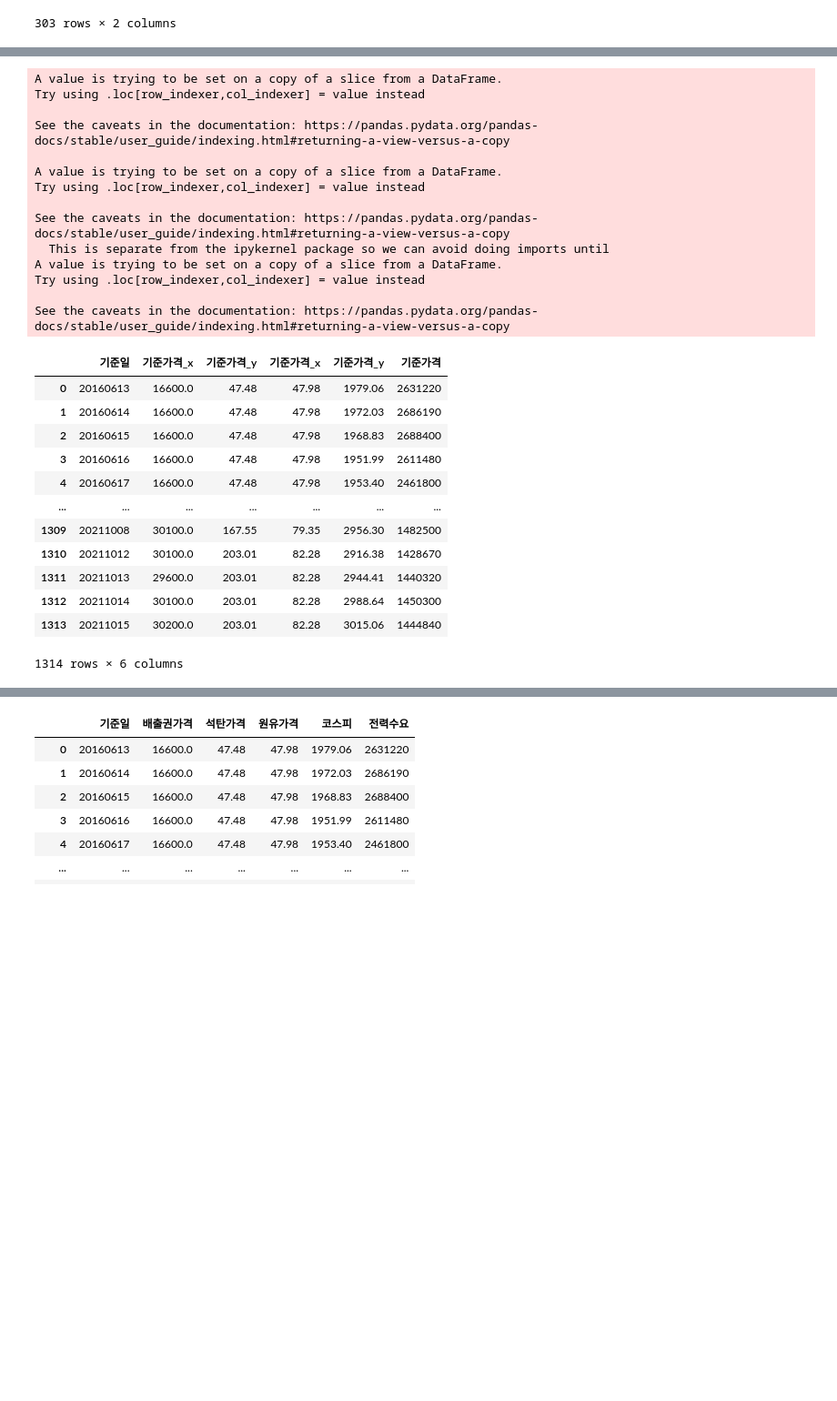
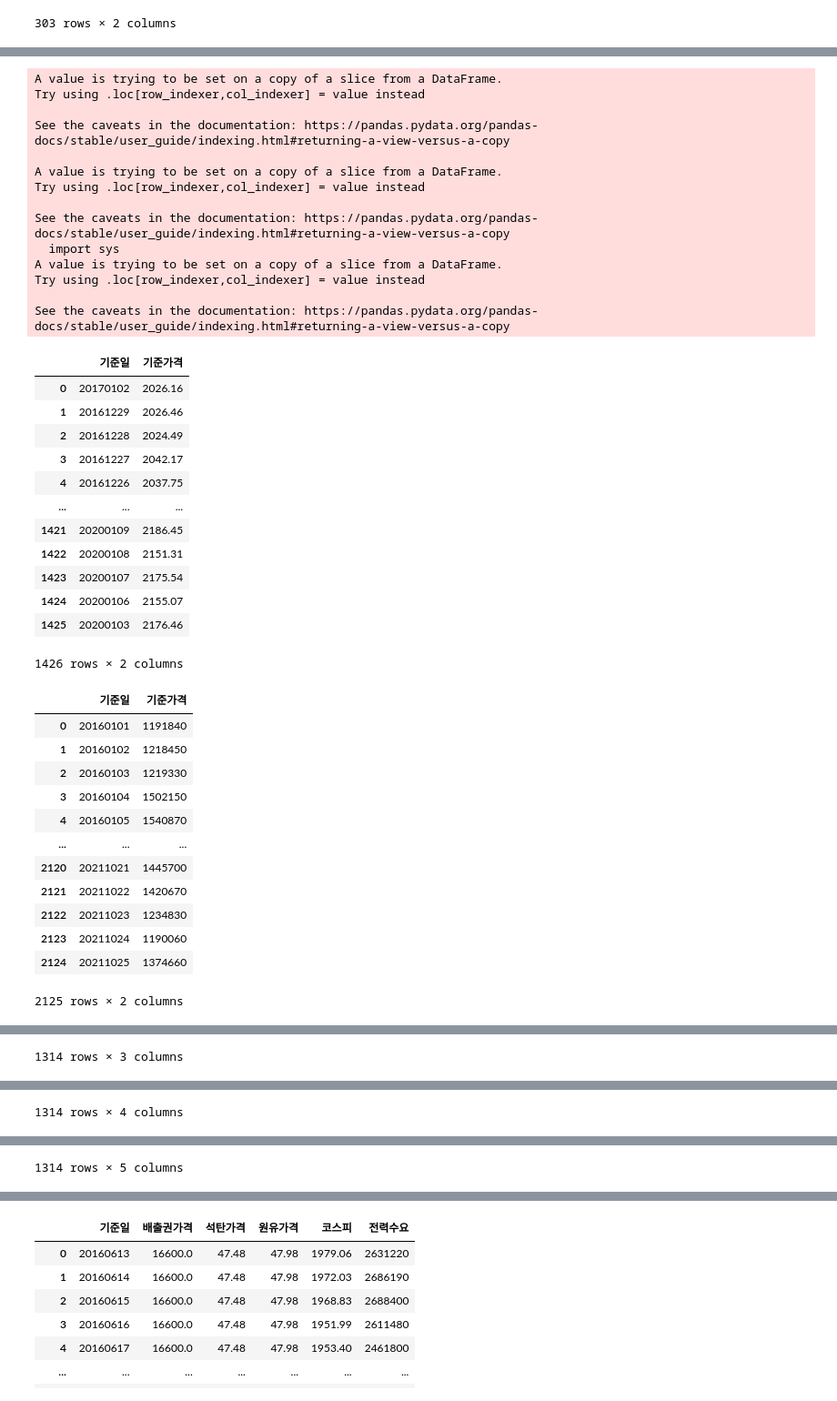
Before and after one commit to sy1909/CER_prj, a Jupyter notebook: co2 emission predict/MachineLearning_summary.ipynb, the cells around one changed output, grey strips where cells are left out. Shown at 91% size. Cells and saved outputs as stored; diff of their text form; code cells hidden in the pictures; blank space fills up the shorter version.

```diff
--- a/co2 emission predict/MachineLearning_summary.ipynb
+++ b/co2 emission predict/MachineLearning_summary.ipynb
@@ -1519,45 +1560,72 @@ See the caveats in the documentation: https://pandas.pydata.org/pandas-docs/stab
 # %%
 #KAU_data['기준일'] = pd.to_datetime(KAU_data['기준일'], format='%Y')
 coal_data['기준일'] = coal_data['기준일'].astype(object).str.replace('-' , '' )
-KAU_data['기준일'] = KAU_data['기준일'].astype(object).astype(str).str.replace('-' , '' )
+#display(coal_data)
+
+#display(KAU_data.info())
+#KAU_data['기준일'] = KAU_data['기준일'].astype(str).str.replace('-' , '' )
+KAU_data['기준일'] = pd.to_datetime(KAU_data['기준일'], format='%Y%m%d %H:%M:%S', errors='raise')
+KAU_data['기준일'] = KAU_data['기준일'].dt.date.astype(str).str.replace('-' , '' )
+#.str.replace('-' , '' )
+#display(KAU_data)
+
 oil_data['기준일'] = oil_data['기준일'].astype(object).str.replace('-' , '' )
+#display(coal_data)
 kospi_data['기준일'] = kospi_data['기준일'].astype(object).str.replace('/' , '' )
+display(kospi_data)
 el_data['기준일'] = el_data['기준일'].astype(object).astype(str).str.replace('' , '' )
+display(el_data)
 
 
 total_data_2 = pd.merge(left = KAU_data , right = coal_data, how = "left", on = "기준일")
+display(total_data_2)
 total_data_2 = pd.merge(left = total_data_2 , right = oil_data, how = "left", on = "기준일")
+display(total_data_2)
 total_data_2 = pd.merge(left = total_data_2 , right = kospi_data, how = "left", on = "기준일")
+display(total_data_2)
 total_data_2 = pd.merge(left = total_data_2 , right = el_data, how = "left", on = "기준일")
 
 total_data_2 = total_data_2.fillna(method = 'bfill')
 display(total_data_2)
 total_data_2.columns = ['기준일','배출권가격','석탄가격','원유가격','코스피','전력수요']
 # %% [output]
 A value is trying to be set on a copy of a slice from a DataFrame.
 Try using .loc[row_indexer,col_indexer] = value instead
 
 See the caveats in the documentation: https://pandas.pydata.org/pandas-docs/stable/user_guide/indexing.html#returning-a-view-versus-a-copy
 
 A value is trying to be set on a copy of a slice from a DataFrame.
 Try using .loc[row_indexer,col_indexer] = value instead
 
 See the caveats in the documentation: https://pandas.pydata.org/pandas-docs/stable/user_guide/indexing.html#returning-a-view-versus-a-copy
-  This is separate from the ipykernel package so we can avoid doing imports until
+  import sys
 A value is trying to be set on a copy of a slice from a DataFrame.
 Try using .loc[row_indexer,col_indexer] = value instead
 
 See the caveats in the documentation: https://pandas.pydata.org/pandas-docs/stable/user_guide/indexing.html#returning-a-view-versus-a-copy
-|  | 기준일 | 기준가격_x | 기준가격_y | 기준가격_x | 기준가격_y | 기준가격 |
-| 0 | 20160613 | 16600.0 | 47.48 | 47.98 | 1979.06 | 2631220 |
-| 1 | 20160614 | 16600.0 | 47.48 | 47.98 | 1972.03 | 2686190 |
-| 2 | 20160615 | 16600.0 | 47.48 | 47.98 | 1968.83 | 2688400 |
-| 3 | 20160616 | 16600.0 | 47.48 | 47.98 | 1951.99 | 2611480 |
-| 4 | 20160617 | 16600.0 | 47.48 | 47.98 | 1953.40 | 2461800 |
-| ... | ... | ... | ... | ... | ... | ... |
-| 1309 | 20211008 | 30100.0 | 167.55 | 79.35 | 2956.30 | 1482500 |
-| 1310 | 20211012 | 30100.0 | 203.01 | 82.28 | 2916.38 | 1428670 |
-| 1311 | 20211013 | 29600.0 | 203.01 | 82.28 | 2944.41 | 1440320 |
-| 1312 | 20211014 | 30100.0 | 203.01 | 82.28 | 2988.64 | 1450300 |
-| 1313 | 20211015 | 30200.0 | 203.01 | 82.28 | 3015.06 | 1444840 |
+|  | 기준일 | 기준가격 |
+| 0 | 20170102 | 2026.16 |
+| 1 | 20161229 | 2026.46 |
+| 2 | 20161228 | 2024.49 |
+| 3 | 20161227 | 2042.17 |
+| 4 | 20161226 | 2037.75 |
+| ... | ... | ... |
+| 1421 | 20200109 | 2186.45 |
+| 1422 | 20200108 | 2151.31 |
+| 1423 | 20200107 | 2175.54 |
+| 1424 | 20200106 | 2155.07 |
+| 1425 | 20200103 | 2176.46 |
-1314 rows × 6 columns
+1426 rows × 2 columns
+|  | 기준일 | 기준가격 |
+| 0 | 20160101 | 1191840 |
+| 1 | 20160102 | 1218450 |
+| 2 | 20160103 | 1219330 |
+| 3 | 20160104 | 1502150 |
+| 4 | 20160105 | 1540870 |
+| ... | ... | ... |
+| 2120 | 20211021 | 1445700 |
+| 2121 | 20211022 | 1420670 |
+| 2122 | 20211023 | 1234830 |
+| 2123 | 20211024 | 1190060 |
+| 2124 | 20211025 | 1374660 |
+2125 rows × 2 columns
@@ -1563,0 +1644 @@ See the caveats in the documentation: https://pandas.pydata.org/pandas-docs/stab
+1314 rows × 3 columns
@@ -1563,0 +1657 @@ See the caveats in the documentation: https://pandas.pydata.org/pandas-docs/stab
+1314 rows × 4 columns
@@ -1563,0 +1670 @@ See the caveats in the documentation: https://pandas.pydata.org/pandas-docs/stab
+1314 rows × 5 columns
```
Also changed, not shown: parts of 39 cells of this notebook, 13 other files.
